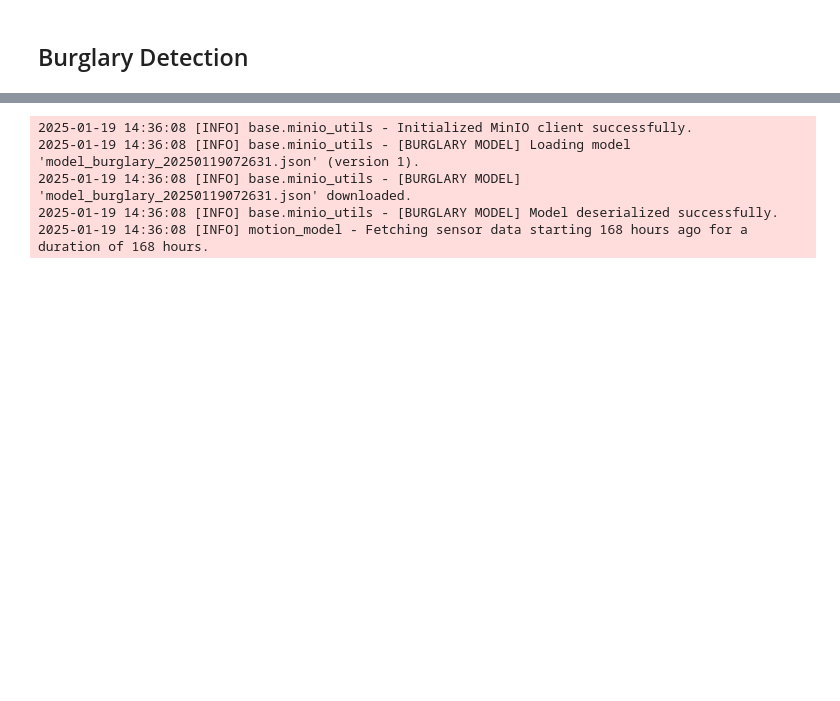
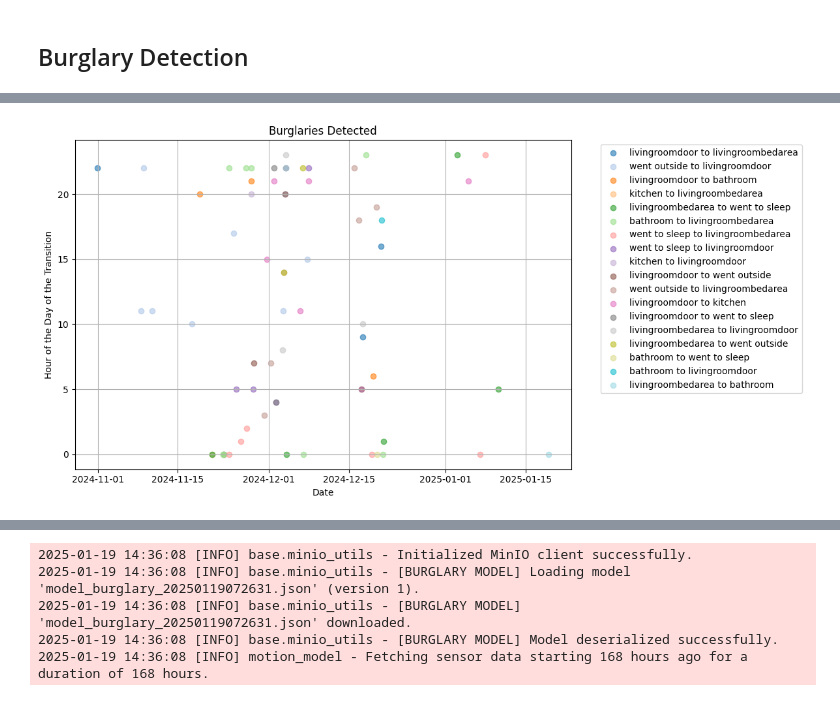
Before and after one commit to radovluk/sif, a Jupyter notebook: monitoring/monitoring.ipynb, the cells around one changed output, grey strips where cells are left out. Drawn from its saved outputs; the diff is of its cells as text; code cells hidden in the pictures; blank space fills up the shorter version.

```diff
--- a/monitoring/monitoring.ipynb
+++ b/monitoring/monitoring.ipynb
@@ -437,0 +406,2 @@ detection
+# %%
+anomaly_df['enter_hour_minute'] = anomaly_df['enter_time'].dt.strftime('%H:%M')
@@ -438,3 +430,28 @@ detection
+# %%
+import matplotlib.pyplot as plt
+
+# Define colors for each unique 'from' and 'to' pair
+unique_pairs = anomaly_df[['from', 'to']].drop_duplicates()
+colors = plt.cm.get_cmap('tab20', len(unique_pairs))
+
+pair_colors = {tuple(pair): colors(i) for i, pair in enumerate(unique_pairs.values)}
+
+plt.figure(figsize=(12, 6))
+
+for (from_loc, to_loc), color in pair_colors.items():
+    subset = anomaly_df[(anomaly_df['from'] == from_loc) & (anomaly_df['to'] == to_loc)]
+    plt.scatter(subset['leave_time'], subset['leave_hour'], color=color, label=f'{from_loc} to {to_loc}', alpha=0.6)
+
+plt.xlabel('Date')
+plt.ylabel('Hour of the Day of the Transition')
+plt.title('Burglaries Detected')
+plt.legend(bbox_to_anchor=(1.05, 1), loc='upper left')
+plt.grid(True)
+plt.tight_layout()
+plt.savefig('burglaries_detected.pdf')
+plt.show()
+# %% [output]
+[figure, added]
 # %%
 create_burglary_message(detection[0], detection[1])
 # %% [output]
```
Also changed, not shown: parts of 6 cells of this notebook, 5 other files.
